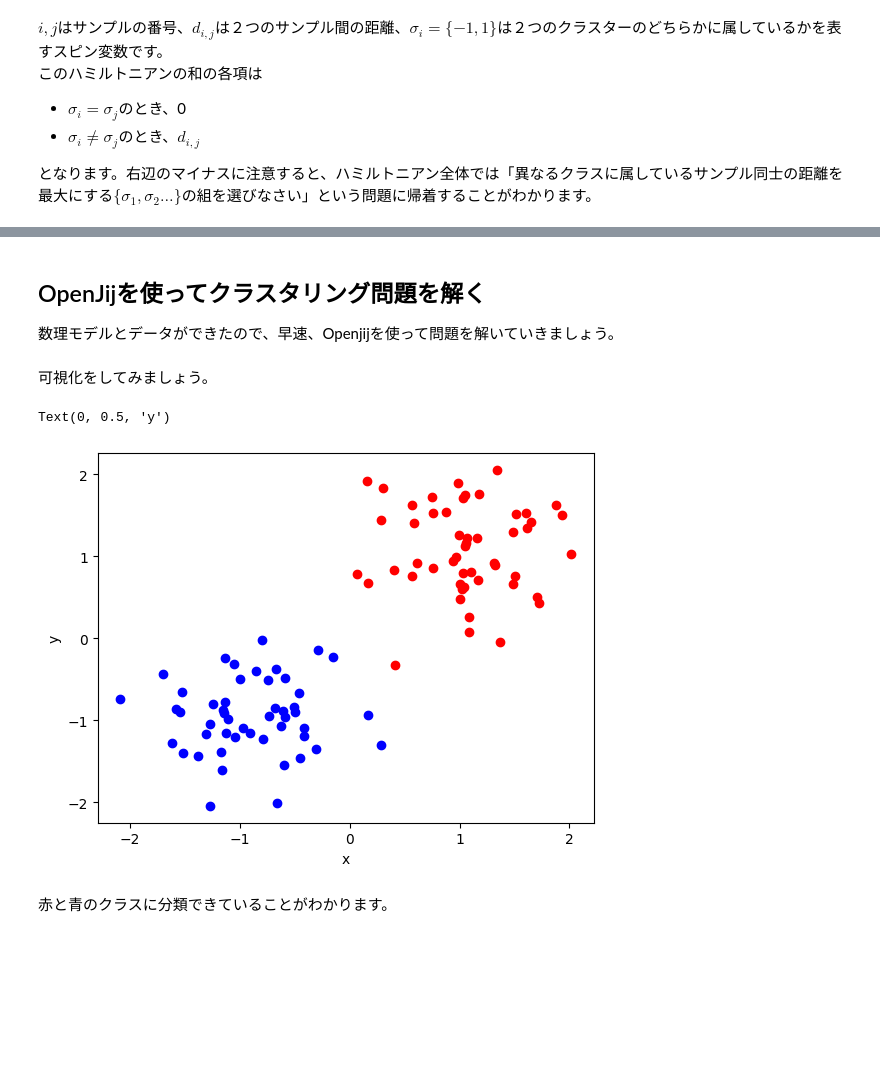
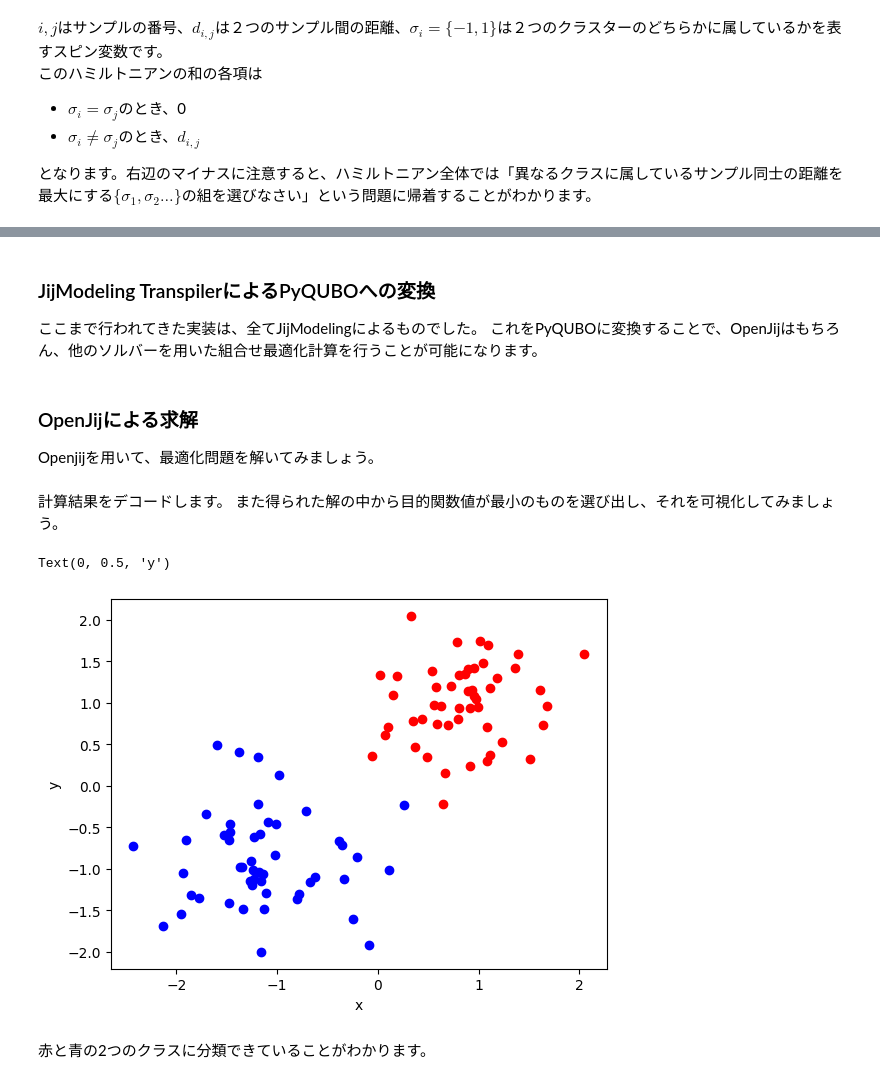
Before and after one commit to OpenJij/OpenJij, a Jupyter notebook: docs/tutorial/ja/machine_learning/clustering.ipynb, the cells around one changed output, grey strips where cells are left out. Saved outputs shown, nothing was run; the diff lists cells and outputs as text; code cells hidden in the pictures; blank space fills up the shorter version.

```diff
--- a/docs/tutorial/ja/machine_learning/clustering.ipynb
+++ b/docs/tutorial/ja/machine_learning/clustering.ipynb
@@ -55,0 +46,3 @@ $$\begin{alignat*}{4}\text{Problem} & \text{: clustering} \\\min & \quad \left(
+# %%
+problem = jm.Problem("Clustering")
+problem += - jm.sum([i, j], d[i, j]*(1-sigma_i*sigma_j))
@@ -82,3 +85,0 @@ instance_data = {'d':distance_matrix(df1, df1)}
-# %% [markdown]
-## OpenJijを使ってクラスタリング問題を解く
-数理モデルとデータができたので、早速、Openjijを使って問題を解いていきましょう。
@@ -91,15 +86,48 @@ result = pyq_cache.decode(response)
-# %% [markdown]
-可視化をしてみましょう。
+# %% [markdown]
+### JijModeling TranspilerによるPyQUBOへの変換
+
+ここまで行われてきた実装は、全てJijModelingによるものでした。
+これをPyQUBOに変換することで、OpenJijはもちろん、他のソルバーを用いた組合せ最適化計算を行うことが可能になります。
+# %%
+import jijmodeling_transpiler as jmt
+
+# compile
+compiled_model = jmt.core.compile_model(problem, instance_data, {})
+# get qubo model
+pubo_builder = jmt.core.pubo.transpile_to_pubo(compiled_model=compiled_model, relax_method=jmt.core.pubo.RelaxationMethod.AugmentedLagrangian)
+qubo, const = pubo_builder.get_qubo_dict(multipliers={})
+# %% [markdown]
+### OpenJijによる求解
+
+Openjijを用いて、最適化問題を解いてみましょう。
+# %%
+import openjij as oj
+
+# set sampler
+sampler = oj.SASampler()
+# solve problem
+result = sampler.sample_qubo(qubo, num_reads=100)
+# %% [markdown]
+計算結果をデコードします。
+また得られた解の中から目的関数値が最小のものを選び出し、それを可視化してみましょう。
 # %%
+import matplotlib.pyplot as plt
+import numpy as np
+
+# decode a result to JijModeling sampleset
+sampleset = jmt.core.pubo.decode_from_openjij(result, pubo_builder, compiled_model)
+objectives = [objective for objective in sampleset.evaluation.objective]
+lowest_index = np.argmin(objectives)
+# visualize solution
 for idx in range(0, len(instance_data['d'])):
-    if idx in result.record.solution["x"][0][0][0]:
+    if idx in sampleset.record.solution["x"][lowest_index][0][0]:
         plt.scatter(df1.loc[idx]["x"], df1.loc[idx]["y"], color="b")
     else:
         plt.scatter(df1.loc[idx]["x"], df1.loc[idx]["y"], color="r")
 plt.xlabel('x')
 plt.ylabel('y')
 # %% [output]
 Text(0, 0.5, 'y')
-[figure, old version]
+[figure, new version]
-# %% [markdown]
-赤と青のクラスに分類できていることがわかります。
+# %% [markdown]
+赤と青の2つのクラスに分類できていることがわかります。
```
Also changed, not shown: parts of 14 cells of this notebook, 3 other files.
